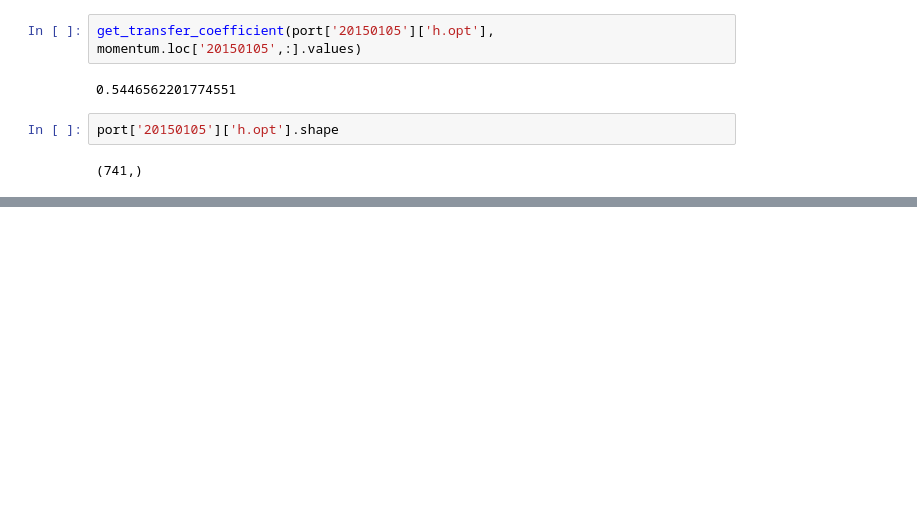
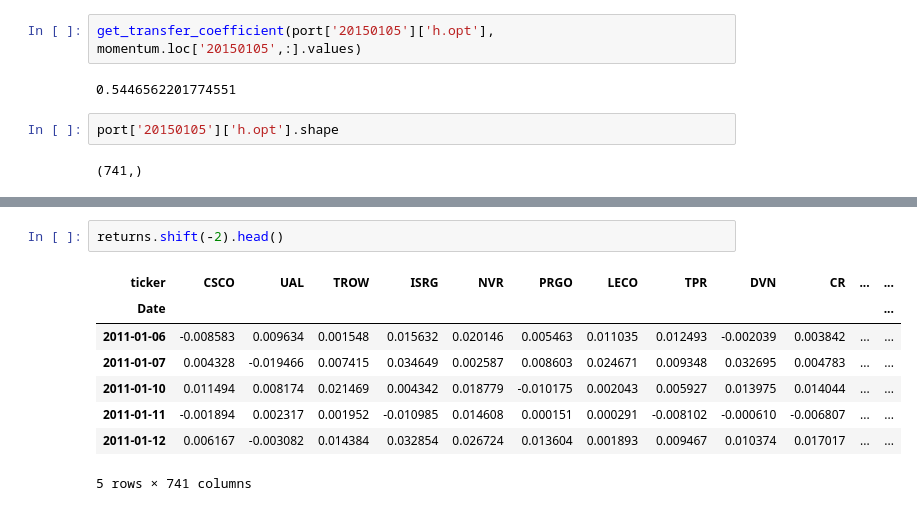
Before and after one commit to rwuebker/backtesting, a Jupyter notebook: backtesting_CVX.ipynb, the cells around one changed output, grey strips where cells are left out. Drawn from its saved outputs; the diff is of its cells as text; blank space fills up the shorter version.

```diff
--- a/backtesting_CVX.ipynb
+++ b/backtesting_CVX.ipynb
@@ -647,0 +631,11 @@ port['20150105']['h.opt'].shape
+# %%
+returns.shift(-2).head()
+# %% [output]
+| ticker | CSCO | UAL | TROW | ISRG | NVR | PRGO | LECO | TPR | DVN | CR | ... | ... |
+| Date |  |  |  |  |  |  |  |  |  |  |  | ... |
+| 2011-01-06 | -0.008583 | 0.009634 | 0.001548 | 0.015632 | 0.020146 | 0.005463 | 0.011035 | 0.012493 | -0.002039 | 0.003842 | ... | ... |
+| 2011-01-07 | 0.004328 | -0.019466 | 0.007415 | 0.034649 | 0.002587 | 0.008603 | 0.024671 | 0.009348 | 0.032695 | 0.004783 | ... | ... |
+| 2011-01-10 | 0.011494 | 0.008174 | 0.021469 | 0.004342 | 0.018779 | -0.010175 | 0.002043 | 0.005927 | 0.013975 | 0.014044 | ... | ... |
+| 2011-01-11 | -0.001894 | 0.002317 | 0.001952 | -0.010985 | 0.014608 | 0.000151 | 0.000291 | -0.008102 | -0.000610 | -0.006807 | ... | ... |
+| 2011-01-12 | 0.006167 | -0.003082 | 0.014384 | 0.032854 | 0.026724 | 0.013604 | 0.001893 | 0.009467 | 0.010374 | 0.017017 | ... | ... |
+5 rows × 741 columns
```
Also changed, not shown: parts of 11 cells of this notebook.
